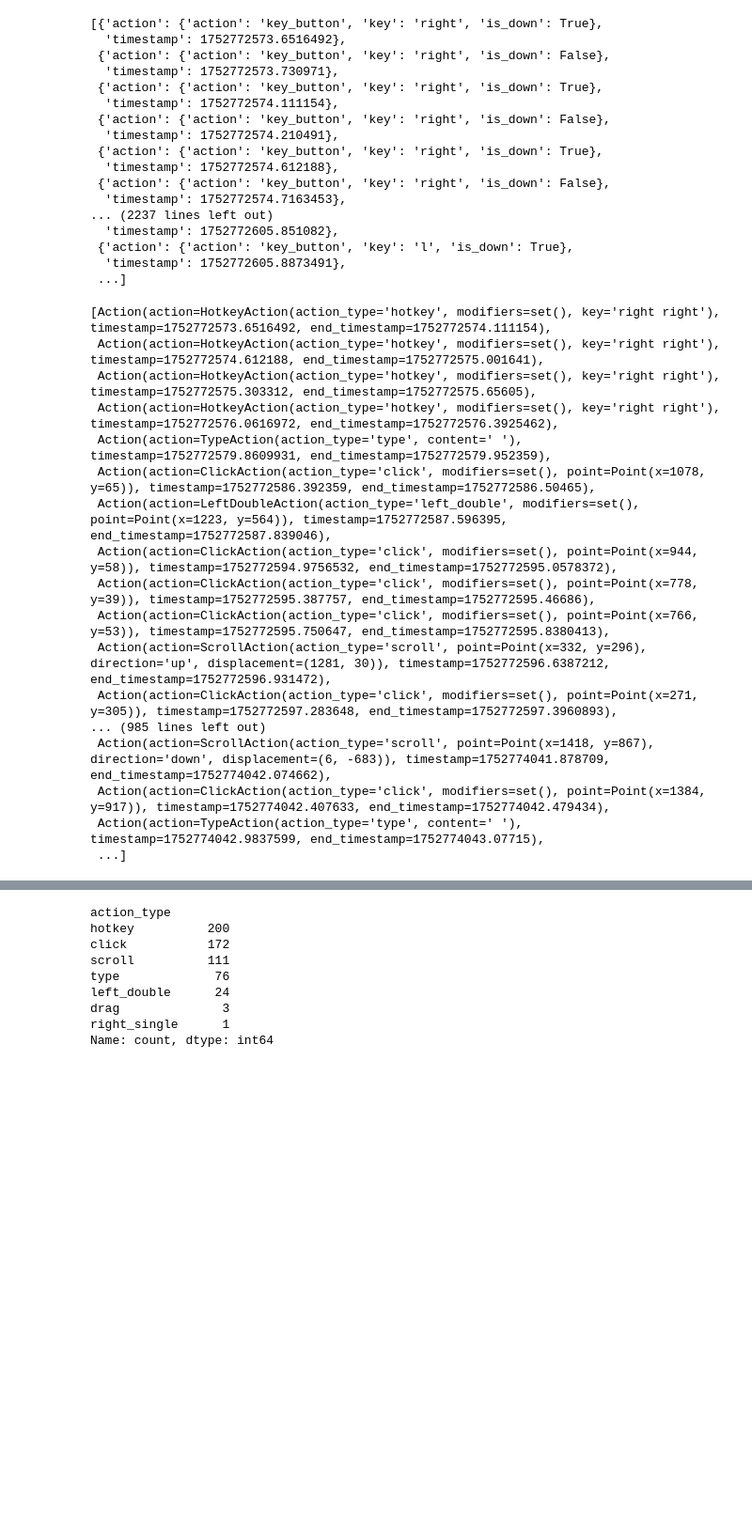
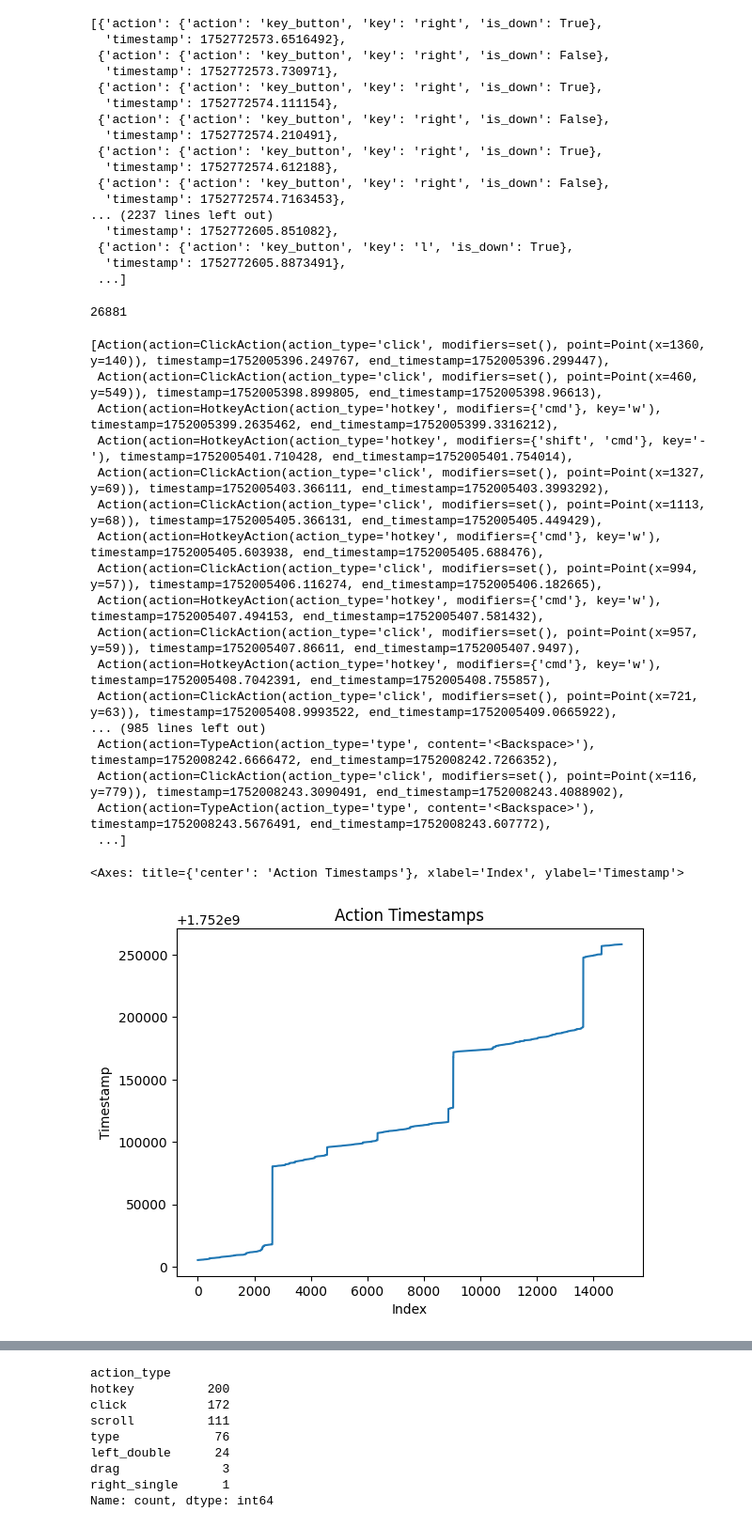
Before and after one commit to induction-labs/induction-labs, a Jupyter notebook: repos/synth/src/synth/recordings/gemini_tests.ipynb, the cells around one changed output, grey strips where cells are left out. Shown at 94% size. Saved outputs shown, nothing was run; the diff lists cells and outputs as text; code cells hidden in the pictures; blank space fills up the shorter version.

```diff
--- a/repos/synth/src/synth/recordings/gemini_tests.ipynb
+++ b/repos/synth/src/synth/recordings/gemini_tests.ipynb
@@ -238,26 +221,37 @@ transformed_actions = transform_action_coords_list(
 )
 
 combined_actions = combine_actions(parsed_actions)
-
-combined_actions
+print(len(combined_actions))
 # %% [output]
-[Action(action=HotkeyAction(action_type='hotkey', modifiers=set(), key='right right'), timestamp=1752772573.6516492, end_timestamp=1752772574.111154),
- Action(action=HotkeyAction(action_type='hotkey', modifiers=set(), key='right right'), timestamp=1752772574.612188, end_timestamp=1752772575.001641),
- Action(action=HotkeyAction(action_type='hotkey', modifiers=set(), key='right right'), timestamp=1752772575.303312, end_timestamp=1752772575.65605),
- Action(action=HotkeyAction(action_type='hotkey', modifiers=set(), key='right right'), timestamp=1752772576.0616972, end_timestamp=1752772576.3925462),
- Action(action=TypeAction(action_type='type', content=' '), timestamp=1752772579.8609931, end_timestamp=1752772579.952359),
- Action(action=ClickAction(action_type='click', modifiers=set(), point=Point(x=1078, y=65)), timestamp=1752772586.392359, end_timestamp=1752772586.50465),
- Action(action=LeftDoubleAction(action_type='left_double', modifiers=set(), point=Point(x=1223, y=564)), timestamp=1752772587.596395, end_timestamp=1752772587.839046),
- Action(action=ClickAction(action_type='click', modifiers=set(), point=Point(x=944, y=58)), timestamp=1752772594.9756532, end_timestamp=1752772595.0578372),
- Action(action=ClickAction(action_type='click', modifiers=set(), point=Point(x=778, y=39)), timestamp=1752772595.387757, end_timestamp=1752772595.46686),
- Action(action=ClickAction(action_type='click', modifiers=set(), point=Point(x=766, y=53)), timestamp=1752772595.750647, end_timestamp=1752772595.8380413),
- Action(action=ScrollAction(action_type='scroll', point=Point(x=332, y=296), direction='up', displacement=(1281, 30)), timestamp=1752772596.6387212, end_timestamp=1752772596.931472),
- Action(action=ClickAction(action_type='click', modifiers=set(), point=Point(x=271, y=305)), timestamp=1752772597.283648, end_timestamp=1752772597.3960893),
-... (985 lines left out)
- Action(action=ScrollAction(action_type='scroll', point=Point(x=1418, y=867), direction='down', displacement=(6, -683)), timestamp=1752774041.878709, end_timestamp=1752774042.074662),
- Action(action=ClickAction(action_type='click', modifiers=set(), point=Point(x=1384, y=917)), timestamp=1752774042.407633, end_timestamp=1752774042.479434),
- Action(action=TypeAction(action_type='type', content=' '), timestamp=1752774042.9837599, end_timestamp=1752774043.07715),
- ...]
+26881
+[Action(action=ClickAction(action_type='click', modifiers=set(), point=Point(x=1360, y=140)), timestamp=1752005396.249767, end_timestamp=1752005396.299447),
+ Action(action=ClickAction(action_type='click', modifiers=set(), point=Point(x=460, y=549)), timestamp=1752005398.899805, end_timestamp=1752005398.96613),
+ Action(action=HotkeyAction(action_type='hotkey', modifiers={'cmd'}, key='w'), timestamp=1752005399.2635462, end_timestamp=1752005399.3316212),
+ Action(action=HotkeyAction(action_type='hotkey', modifiers={'shift', 'cmd'}, key='-'), timestamp=1752005401.710428, end_timestamp=1752005401.754014),
+ Action(action=ClickAction(action_type='click', modifiers=set(), point=Point(x=1327, y=69)), timestamp=1752005403.366111, end_timestamp=1752005403.3993292),
+ Action(action=ClickAction(action_type='click', modifiers=set(), point=Point(x=1113, y=68)), timestamp=1752005405.366131, end_timestamp=1752005405.449429),
+ Action(action=HotkeyAction(action_type='hotkey', modifiers={'cmd'}, key='w'), timestamp=1752005405.603938, end_timestamp=1752005405.688476),
+ Action(action=ClickAction(action_type='click', modifiers=set(), point=Point(x=994, y=57)), timestamp=1752005406.116274, end_timestamp=1752005406.182665),
+ Action(action=HotkeyAction(action_type='hotkey', modifiers={'cmd'}, key='w'), timestamp=1752005407.494153, end_timestamp=1752005407.581432),
+ Action(action=ClickAction(action_type='click', modifiers=set(), point=Point(x=957, y=59)), timestamp=1752005407.86611, end_timestamp=1752005407.9497),
+ Action(action=HotkeyAction(action_type='hotkey', modifiers={'cmd'}, key='w'), timestamp=1752005408.7042391, end_timestamp=1752005408.755857),
+ Action(action=ClickAction(action_type='click', modifiers=set(), point=Point(x=721, y=63)), timestamp=1752005408.9993522, end_timestamp=1752005409.0665922),
+... (985 lines left out)
+ Action(action=TypeAction(action_type='type', content='<Backspace>'), timestamp=1752008242.6666472, end_timestamp=1752008242.7266352),
+ Action(action=ClickAction(action_type='click', modifiers=set(), point=Point(x=116, y=779)), timestamp=1752008243.3090491, end_timestamp=1752008243.4088902),
+ Action(action=TypeAction(action_type='type', content='<Backspace>'), timestamp=1752008243.5676491, end_timestamp=1752008243.607772),
+ ...]
+# %%
+combined_actions = combined_actions[:15000]
+action_timestamps = [a.timestamp for a in combined_actions]
+
+# Plot the action timestamps
+import matplotlib.pyplot as plt
+series = pd.Series(action_timestamps)
+series.plot(title="Action Timestamps", xlabel="Index", ylabel="Timestamp")
+# %% [output]
+<Axes: title={'center': 'Action Timestamps'}, xlabel='Index', ylabel='Timestamp'>
+[figure, added]
 # %%
 from synth.recordings.gemini_process import segment_actions_by_time_gaps
 import pandas as pd
```
Also changed, not shown: parts of 5 cells of this notebook, 2 other files.
